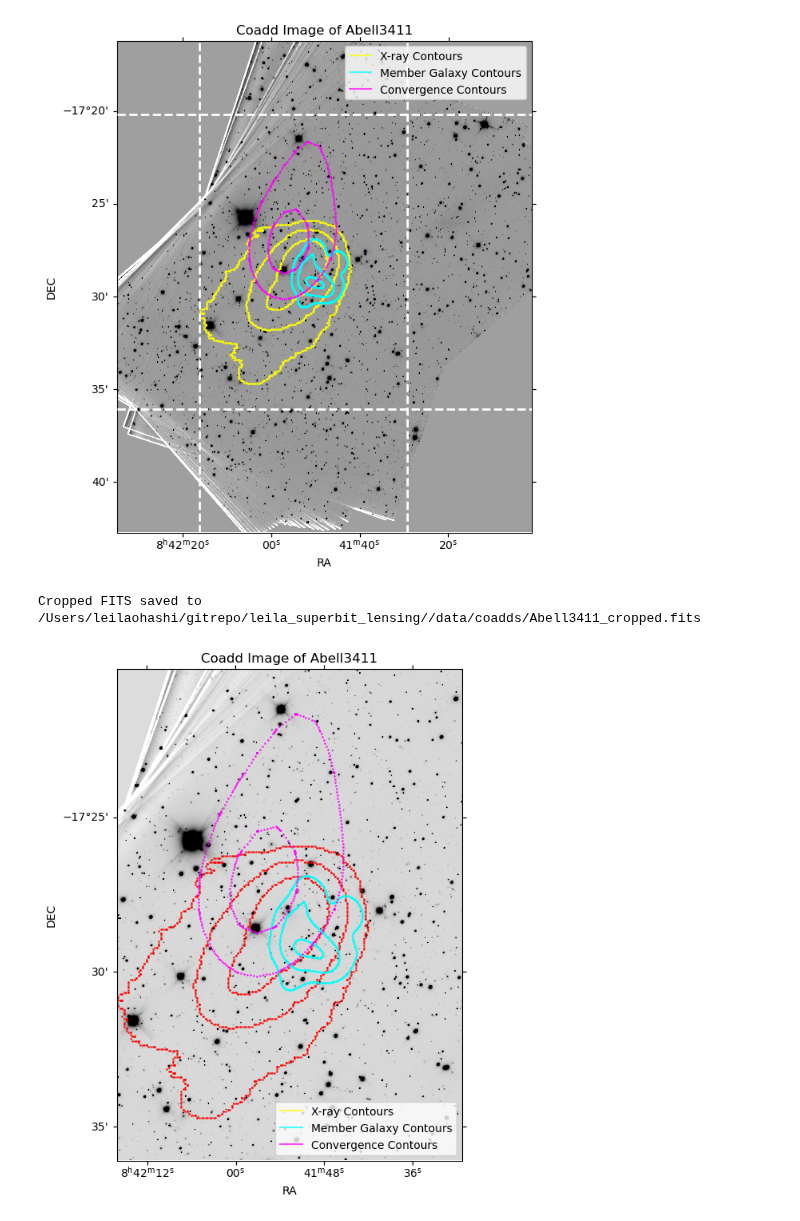
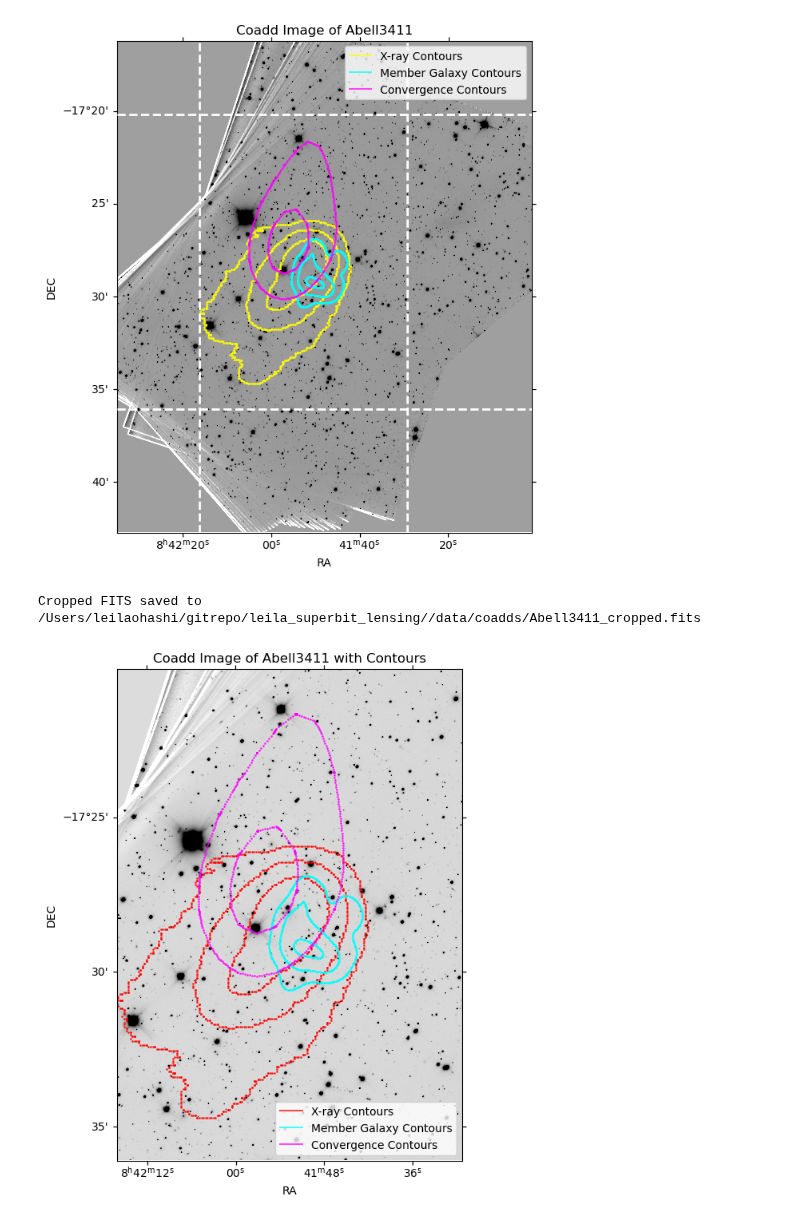
Before and after one commit to LeilaOhashi/leila_superbit_lensing, a Jupyter notebook: notebooks/leila_redseq.ipynb, the cells around one changed output. Drawn from its saved outputs; the diff is of its cells as text; code cells hidden in the pictures.

```diff
--- a/notebooks/leila_redseq.ipynb
+++ b/notebooks/leila_redseq.ipynb
@@ -321,7 +318,7 @@ percentage_cut_off_1_horizontal = 0.80 # Control upper horizontal cutoff for con
 percentage_cut_off_2_horizontal = 0.25 # Control lower horizontal cutoff for convex hull (e.g., 0.15 means 15th percentile of x-coordinates of contour vertices)
 percentage_cut_off_1_vertical = 0.70 # Control upper vertical cutoff for convex hull (e.g., 0.85 means 85th percentile of y-coordinates of contour vertices)
 percentage_cut_off_2_vertical = 0.25 # Control lower vertical cutoff for convex hull (e.g., 0.15 means 15th percentile of y-coordinates of contour vertices)
-factor = 6 # Densification factor for contour vertices of convex hull (e.g., 10 means 10 times more points between vertices)
+factor = 8 # Densification factor for contour vertices of convex hull (e.g., 10 means 10 times more points between vertices)
 # %%
 fits_path = f"{datadir}/data/convergence_maps/kappa_{cluster_name}_b.fits"
 if not os.path.exists(fits_path):
@@ -629,33 +624,33 @@ xray_vertices_dec_cropped = all_xray_vertices_dec[mask]
 
 mask = ((all_members_vertices_ra > ra_min) & (all_members_vertices_ra < ra_max) & (all_members_vertices_dec > dec_min) & (all_members_vertices_dec < dec_max))
 members_vertices_ra_cropped = all_members_vertices_ra[mask]
 members_vertices_dec_cropped = all_members_vertices_dec[mask]
 
 mask = ((conv_vertices_ra > ra_min) & (conv_vertices_ra < ra_max) & (conv_vertices_dec > dec_min) & (conv_vertices_dec < dec_max))
 conv_vertices_ra_cropped = conv_vertices_ra[mask]
 conv_vertices_dec_cropped = conv_vertices_dec[mask]
 
 # plot the image
 fig = plt.figure(figsize=(8, 8))
 ax = fig.add_subplot(111, projection=cropped_wcs)
 ax.imshow(cropped_data, origin='lower', cmap='gray_r', vmin=np.percentile(cropped_data, 1), vmax=np.percentile(cropped_data, 99))
 
 # Grab and plot xray contours
 ax.scatter(xray_vertices_ra_cropped, xray_vertices_dec_cropped, s=1, color='red', alpha=0.7, transform=ax.get_transform('world'))
 
 # Grab and plot members contours
 ax.scatter(members_vertices_ra_cropped, members_vertices_dec_cropped, s=1, color='cyan', alpha=0.7, transform=ax.get_transform('world'))
 
 # Grab and plot convergence contours
 ax.scatter(conv_vertices_ra_cropped, conv_vertices_dec_cropped, s=1, color='magenta', alpha=0.7, transform=ax.get_transform('world'))
 
 # Aesthetics
-ax.set_title(f'Coadd Image of {cluster_name}')
+ax.set_title(f'Coadd Image of {cluster_name} with Contours')
 ax.set_xlabel('RA')
 ax.set_ylabel('DEC')
-ax.legend([Line2D([0], [0], color='yellow', lw=1.5, alpha=0.7), Line2D([0], [0], color='cyan', lw=1.5, alpha=0.7), Line2D([0], [0], color='magenta', lw=1.5, alpha=0.7)], ['X-ray Contours', 'Member Galaxy Contours', 'Convergence Contours'])
+ax.legend([Line2D([0], [0], color='red', lw=1.5, alpha=0.7), Line2D([0], [0], color='cyan', lw=1.5, alpha=0.7), Line2D([0], [0], color='magenta', lw=1.5, alpha=0.7)], ['X-ray Contours', 'Member Galaxy Contours', 'Convergence Contours'])
 
 plt.show()
 # %% [output]
 Cropped FITS saved to /Users/leilaohashi/gitrepo/leila_superbit_lensing//data/coadds/Abell3411_cropped.fits
-[figure, old version]
+[figure, new version]
```
Also changed, not shown: parts of 5 cells of this notebook.
